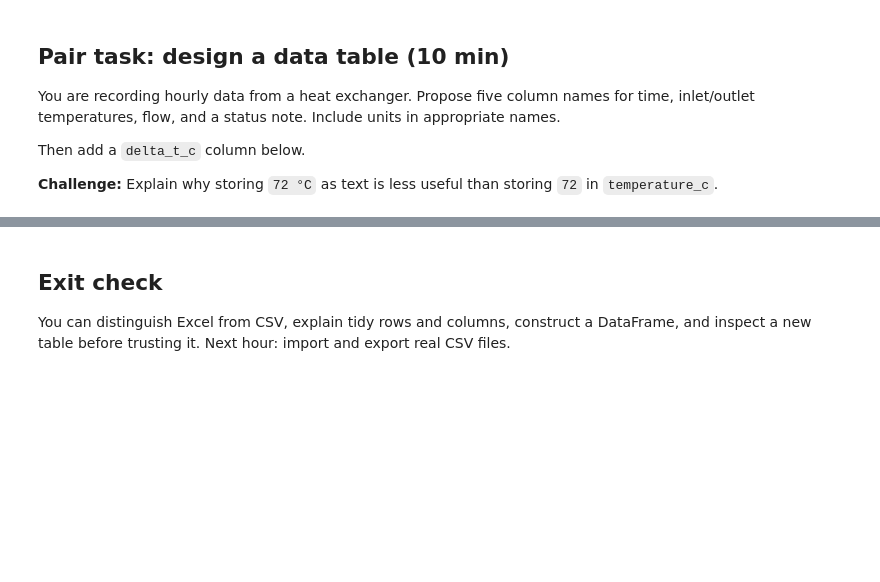
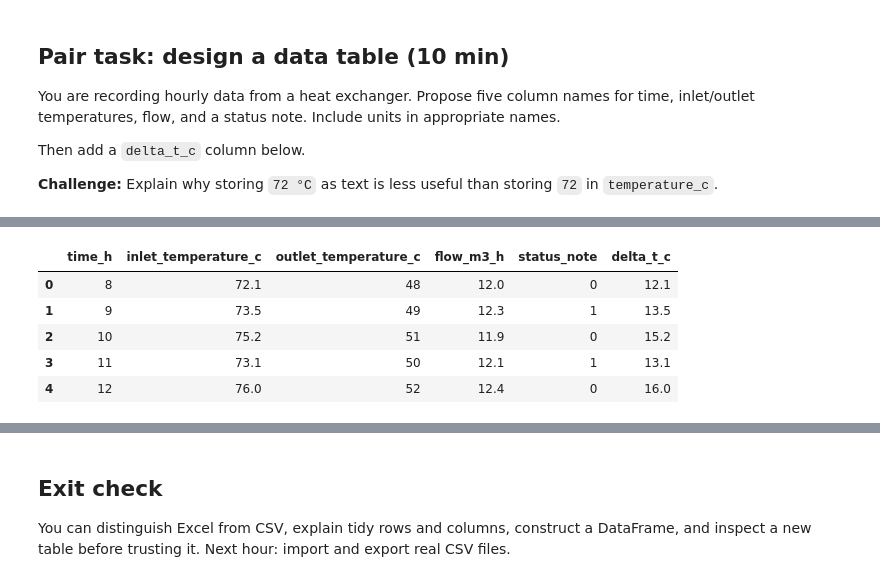
Before and after one commit to Khushi-chan/Module_4_Python_Fundamentals, a Jupyter notebook: 04_01_tabular_data_excel_csv.ipynb, the cells around one changed output, grey strips where cells are left out. Saved outputs shown, nothing was run; the diff lists cells and outputs as text; code cells hidden in the pictures; blank space fills up the shorter version.

```diff
--- a/04_01_tabular_data_excel_csv.ipynb
+++ b/04_01_tabular_data_excel_csv.ipynb
@@ -115 +182,21 @@ Then add a `delta_t_c` column below.
+# %%
+import pandas as pd
+
+process_data = pd.DataFrame({
+    'time_h': [8, 9, 10, 11, 12],
+    'inlet_temperature_c': [72.1, 73.5, 75.2, 73.1, 76.0],
+    'outlet_temperature_c': [48, 49, 51, 50, 52],
+    'flow_m3_h': [12.0, 12.3, 11.9, 12.1, 12.4],
+    'status_note' : [0, 1, 0, 1, 0]
+})
+process_data['delta_t_c']= process_data['inlet_temperature_c']- 60
+
+process_data
+# %% [output]
+|  | time_h | inlet_temperature_c | outlet_temperature_c | flow_m3_h | status_note | delta_t_c |
+| 0 | 8 | 72.1 | 48 | 12.0 | 0 | 12.1 |
+| 1 | 9 | 73.5 | 49 | 12.3 | 1 | 13.5 |
+| 2 | 10 | 75.2 | 51 | 11.9 | 0 | 15.2 |
+| 3 | 11 | 73.1 | 50 | 12.1 | 1 | 13.1 |
+| 4 | 12 | 76.0 | 52 | 12.4 | 0 | 16.0 |
 # %%
```
Also changed, not shown: parts of 8 cells of this notebook.
